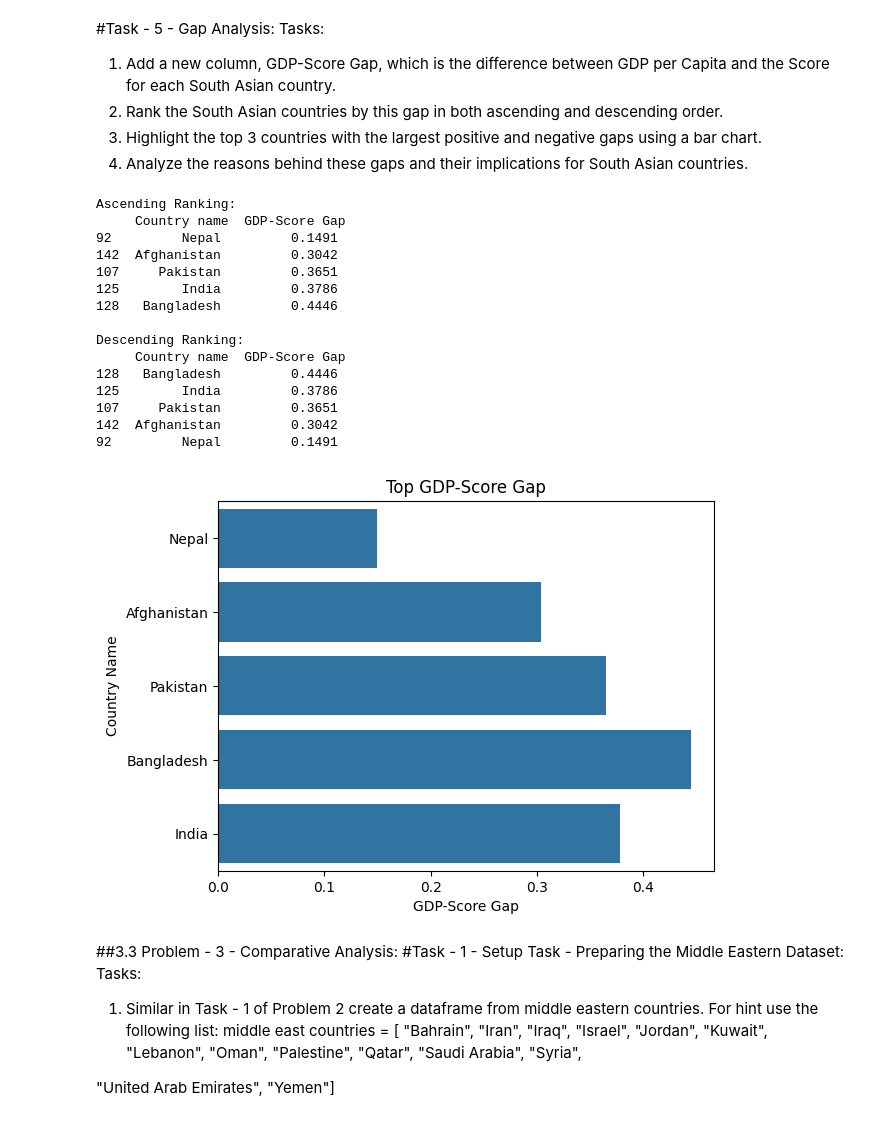
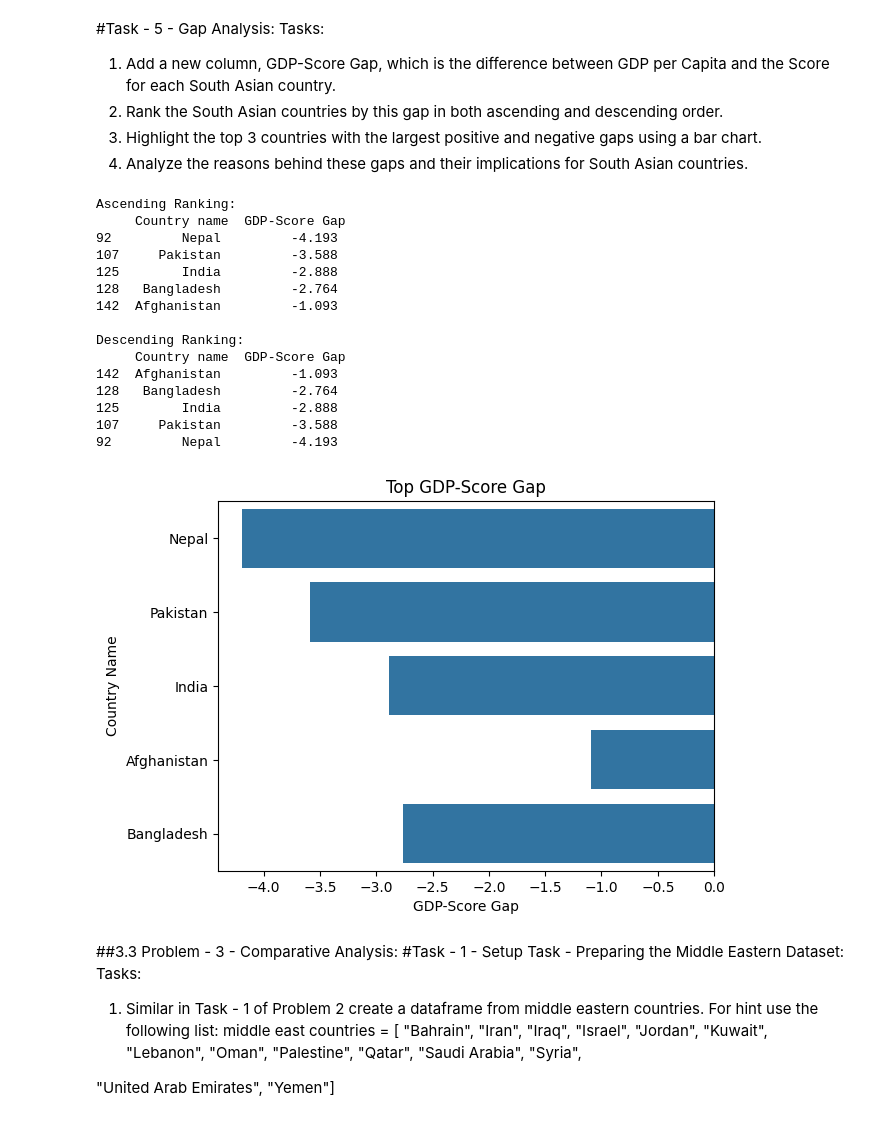
Before and after one commit to samartha8/AI, a Jupyter notebook: 2408841_Samartha_Shakya.ipynb, the cells around one changed output. Drawn from its saved outputs; the diff is of its cells as text; code cells hidden in the pictures.

```diff
--- a/2408841_Samartha_Shakya.ipynb
+++ b/2408841_Samartha_Shakya.ipynb
@@ -329,40 +324,40 @@ for each South Asian country.
 3. Highlight the top 3 countries with the largest positive and negative gaps using a bar chart.
 4. Analyze the reasons behind these gaps and their implications for South Asian countries.
 # %%
-sorted_south_asia_df['GDP-Score Gap'] = sorted_south_asia_df['Log GDP per capita'] - sorted_south_asia_df['Composite_Score']
+sorted_south_asia_df['GDP-Score Gap'] = sorted_south_asia_df['Log GDP per capita'] - sorted_south_asia_df['score']
 
 gap_asc = sorted_south_asia_df.sort_values(by='GDP-Score Gap')
 gap_desc = sorted_south_asia_df.sort_values(by='GDP-Score Gap', ascending=False)
 
 # Print the ascending and descending rankings
 print("Ascending Ranking:\n", gap_asc[['Country name', 'GDP-Score Gap']])
 print("\nDescending Ranking:\n", gap_desc[['Country name', 'GDP-Score Gap']])
 
 # Select the top 3 countries with the smallest and largest GDP-Score Gap
 top_gaps = pd.concat([gap_asc.head(3), gap_desc.head(3)])
 
 sns.barplot(x='GDP-Score Gap', y='Country name', data=top_gaps)
 plt.title("Top GDP-Score Gap")
 plt.xlabel('GDP-Score Gap')
 plt.ylabel('Country Name')
 plt.show()
 # %% [output]
 Ascending Ranking:
      Country name  GDP-Score Gap
-92         Nepal         0.1491
-142  Afghanistan         0.3042
-107     Pakistan         0.3651
-125        India         0.3786
-128   Bangladesh         0.4446
+92         Nepal         -4.193
+107     Pakistan         -3.588
+125        India         -2.888
+128   Bangladesh         -2.764
+142  Afghanistan         -1.093
 
 Descending Ranking:
      Country name  GDP-Score Gap
-128   Bangladesh         0.4446
-125        India         0.3786
-107     Pakistan         0.3651
-142  Afghanistan         0.3042
-92         Nepal         0.1491
+142  Afghanistan         -1.093
+128   Bangladesh         -2.764
+125        India         -2.888
+107     Pakistan         -3.588
+92         Nepal         -4.193
-[figure, old version]
+[figure, new version]
 # %% [markdown]
 ##3.3 Problem - 3 - Comparative Analysis:
 #Task - 1 - Setup Task - Preparing the Middle Eastern Dataset:
```
Also changed, not shown: parts of 4 cells of this notebook.
